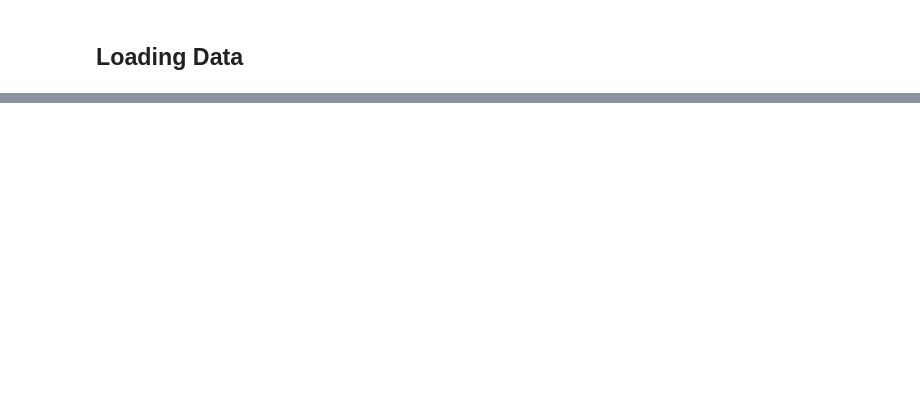
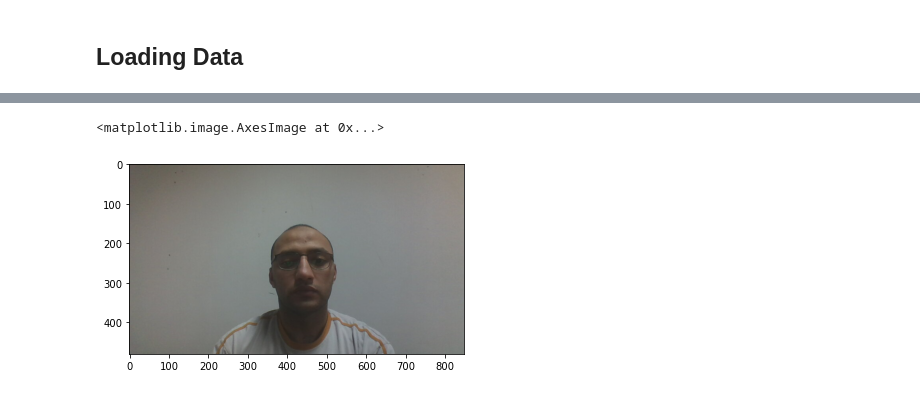
Before and after one commit to Mahmoud-shabban/Pose-estimation-project, a Jupyter notebook: project-notebook.ipynb, the cells around one changed output, grey strips where cells are left out. Saved outputs shown, nothing was run; the diff lists cells and outputs as text; code cells hidden in the pictures; blank space fills up the shorter version.

```diff
--- a/project-notebook.ipynb
+++ b/project-notebook.ipynb
@@ -126,0 +299,7 @@ array([[-1.01934883],
+# %%
+t = imageio.imread(my_img)
+# %%
+plt.imshow(t)
+# %% [output]
+<matplotlib.image.AxesImage at 0x...>
+[figure, added]
```
Also changed, not shown: parts of 49 cells of this notebook, 8 other files.
